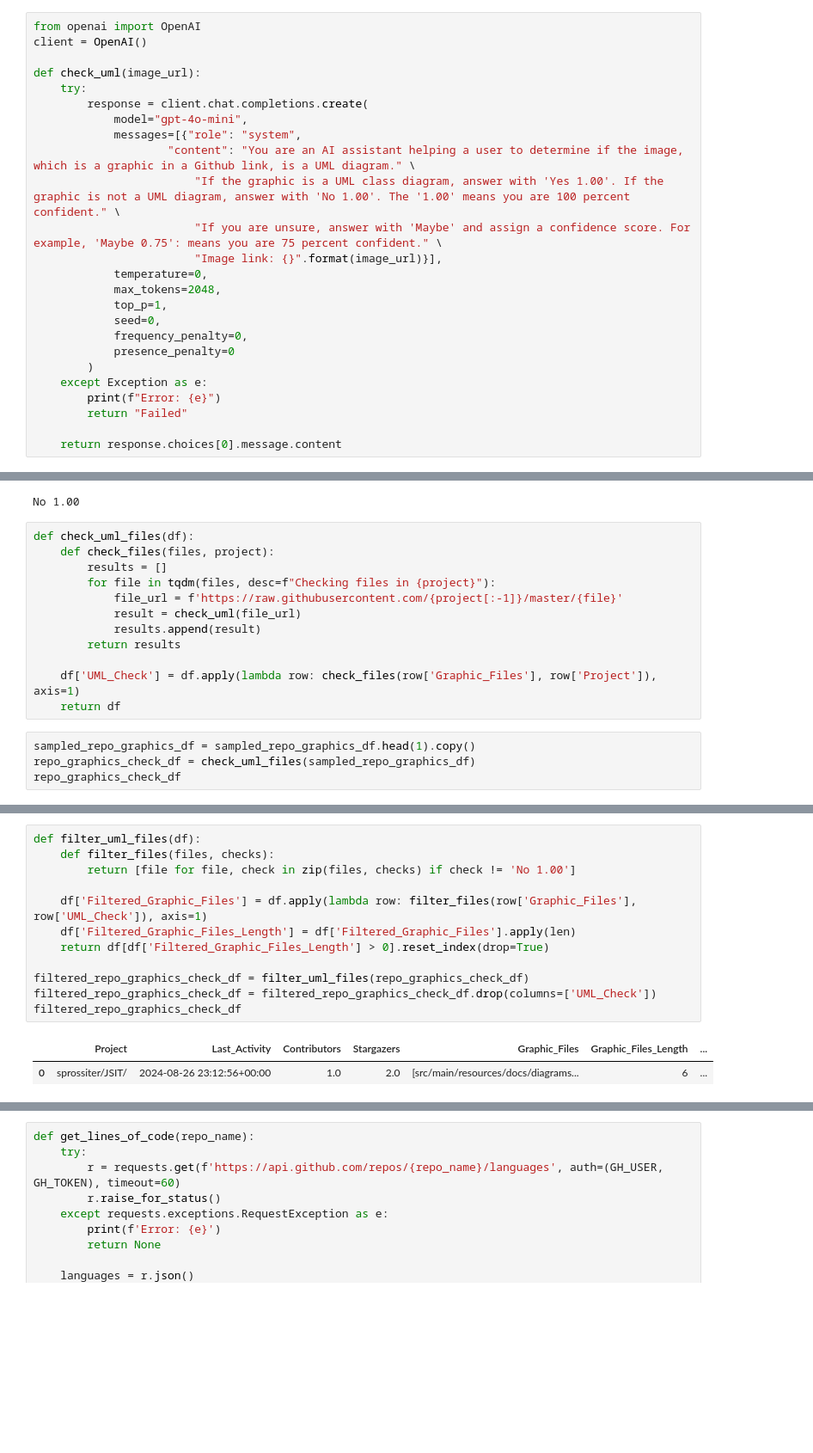
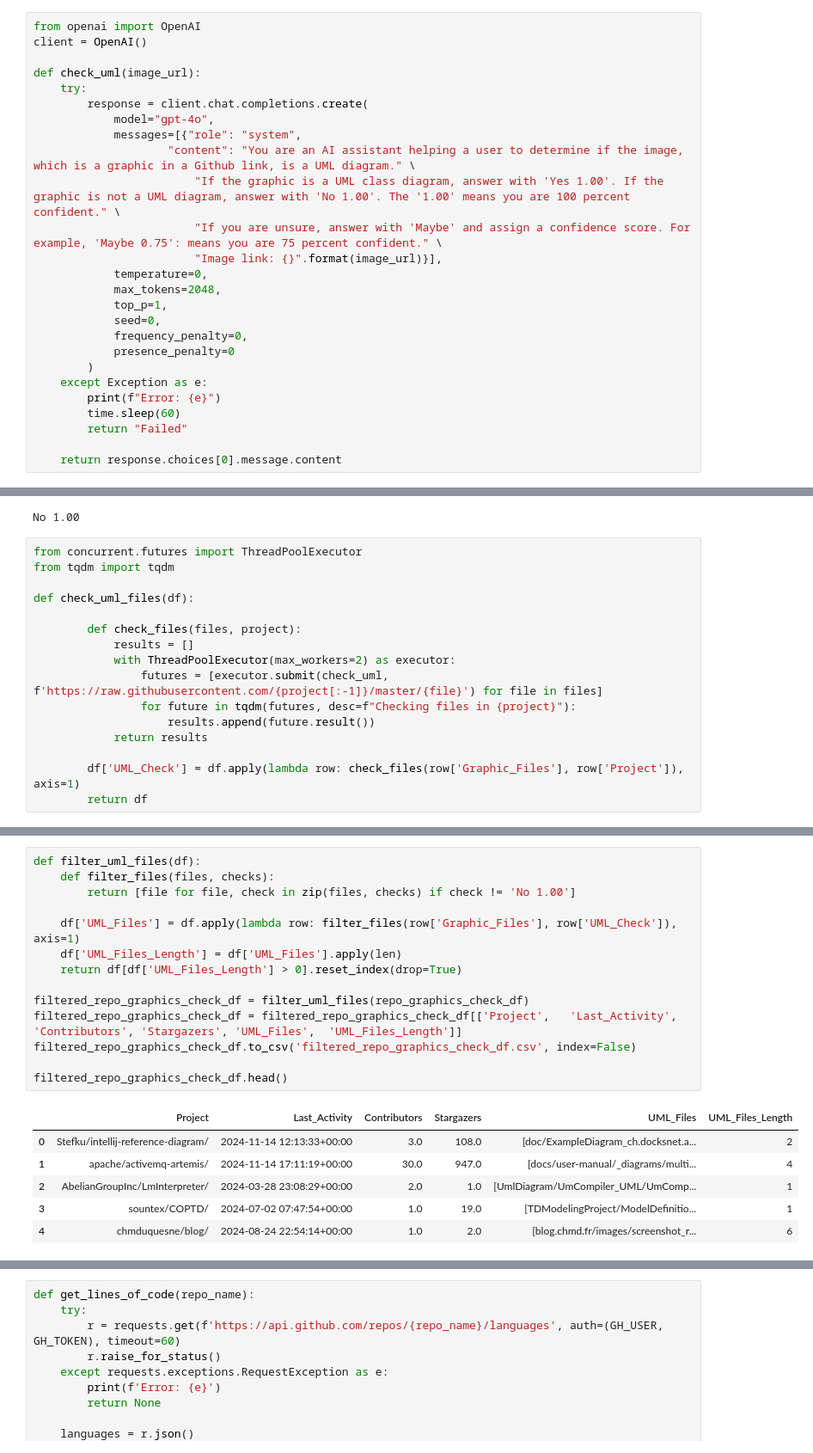
Before and after one commit to zakipauzi/uml_code_traceability, a Jupyter notebook: get_repos.ipynb, the cells around one changed output, grey strips where cells are left out. Shown at 86% size. Drawn from its saved outputs; the diff is of its cells as text; blank space fills up the shorter version.

```diff
--- a/get_repos.ipynb
+++ b/get_repos.ipynb
@@ -375,7 +375,7 @@ client = OpenAI()
 def check_uml(image_url):
     try:
         response = client.chat.completions.create(
-            model="gpt-4o-mini",
+            model="gpt-4o",
             messages=[{"role": "system",
                     "content": "You are an AI assistant helping a user to determine if the image, which is a graphic in a Github link, is a UML diagram." \
                         "If the graphic is a UML class diagram, answer with 'Yes 1.00'. If the graphic is not a UML diagram, answer with 'No 1.00'. The '1.00' means you are 100 percent confident." \
@@ -390,6 +390,7 @@ def check_uml(image_url):
         )
     except Exception as e:
         print(f"Error: {e}")
+        time.sleep(60)
         return "Failed"
 
     return response.choices[0].message.content
@@ -400,18 +401,18 @@ print(result)
 # %% [output]
 No 1.00
 # %%
+from concurrent.futures import ThreadPoolExecutor
+from tqdm import tqdm
+
 def check_uml_files(df):
-    def check_files(files, project):
-        results = []
-        for file in tqdm(files, desc=f"Checking files in {project}"):
-            file_url = f'https://raw.githubusercontent.com/{project[:-1]}/master/{file}'
-            result = check_uml(file_url)
-            results.append(result)
-        return results
 
-    df['UML_Check'] = df.apply(lambda row: check_files(row['Graphic_Files'], row['Project']), axis=1)
-    return df
+        def check_files(files, project):
+            results = []
+            with ThreadPoolExecutor(max_workers=2) as executor:
+                futures = [executor.submit(check_uml, f'https://raw.githubusercontent.com/{project[:-1]}/master/{file}') for file in files]
+                for future in tqdm(futures, desc=f"Checking files in {project}"):
+                    results.append(future.result())
+            return results
+
+        df['UML_Check'] = df.apply(lambda row: check_files(row['Graphic_Files'], row['Project']), axis=1)
+        return df
-# %%
-sampled_repo_graphics_df = sampled_repo_graphics_df.head(1).copy()
-repo_graphics_check_df = check_uml_files(sampled_repo_graphics_df)
-repo_graphics_check_df
@@ -421,15 +426,21 @@ repo_graphics_check_df
 # %%
 def filter_uml_files(df):
     def filter_files(files, checks):
         return [file for file, check in zip(files, checks) if check != 'No 1.00']
 
-    df['Filtered_Graphic_Files'] = df.apply(lambda row: filter_files(row['Graphic_Files'], row['UML_Check']), axis=1)
-    df['Filtered_Graphic_Files_Length'] = df['Filtered_Graphic_Files'].apply(len)
-    return df[df['Filtered_Graphic_Files_Length'] > 0].reset_index(drop=True)
+    df['UML_Files'] = df.apply(lambda row: filter_files(row['Graphic_Files'], row['UML_Check']), axis=1)
+    df['UML_Files_Length'] = df['UML_Files'].apply(len)
+    return df[df['UML_Files_Length'] > 0].reset_index(drop=True)
 
 filtered_repo_graphics_check_df = filter_uml_files(repo_graphics_check_df)
-filtered_repo_graphics_check_df = filtered_repo_graphics_check_df.drop(columns=['UML_Check'])
-filtered_repo_graphics_check_df
+filtered_repo_graphics_check_df = filtered_repo_graphics_check_df[['Project',	'Last_Activity',	'Contributors',	'Stargazers', 'UML_Files',	'UML_Files_Length']]
+filtered_repo_graphics_check_df.to_csv('filtered_repo_graphics_check_df.csv', index=False)
+
+filtered_repo_graphics_check_df.head()
 # %% [output]
-|  | Project | Last_Activity | Contributors | Stargazers | Graphic_Files | Graphic_Files_Length | ... |
-| 0 | sprossiter/JSIT/ | 2024-08-26 23:12:56+00:00 | 1.0 | 2.0 | [src/main/resources/docs/diagrams... | 6 | ... |
+|  | Project | Last_Activity | Contributors | Stargazers | UML_Files | UML_Files_Length |
+| 0 | Stefku/intellij-reference-diagram/ | 2024-11-14 12:13:33+00:00 | 3.0 | 108.0 | [doc/ExampleDiagram_ch.docksnet.a... | 2 |
+| 1 | apache/activemq-artemis/ | 2024-11-14 17:11:19+00:00 | 30.0 | 947.0 | [docs/user-manual/_diagrams/multi... | 4 |
+| 2 | AbelianGroupInc/LmInterpreter/ | 2024-03-28 23:08:29+00:00 | 2.0 | 1.0 | [UmlDiagram/UmCompiler_UML/UmComp... | 1 |
+| 3 | sountex/COPTD/ | 2024-07-02 07:47:54+00:00 | 1.0 | 19.0 | [TDModelingProject/ModelDefinitio... | 1 |
+| 4 | chmduquesne/blog/ | 2024-08-24 22:54:14+00:00 | 1.0 | 2.0 | [blog.chmd.fr/images/screenshot_r... | 6 |
```
Also changed, not shown: parts of 12 cells of this notebook, 7 other files.
